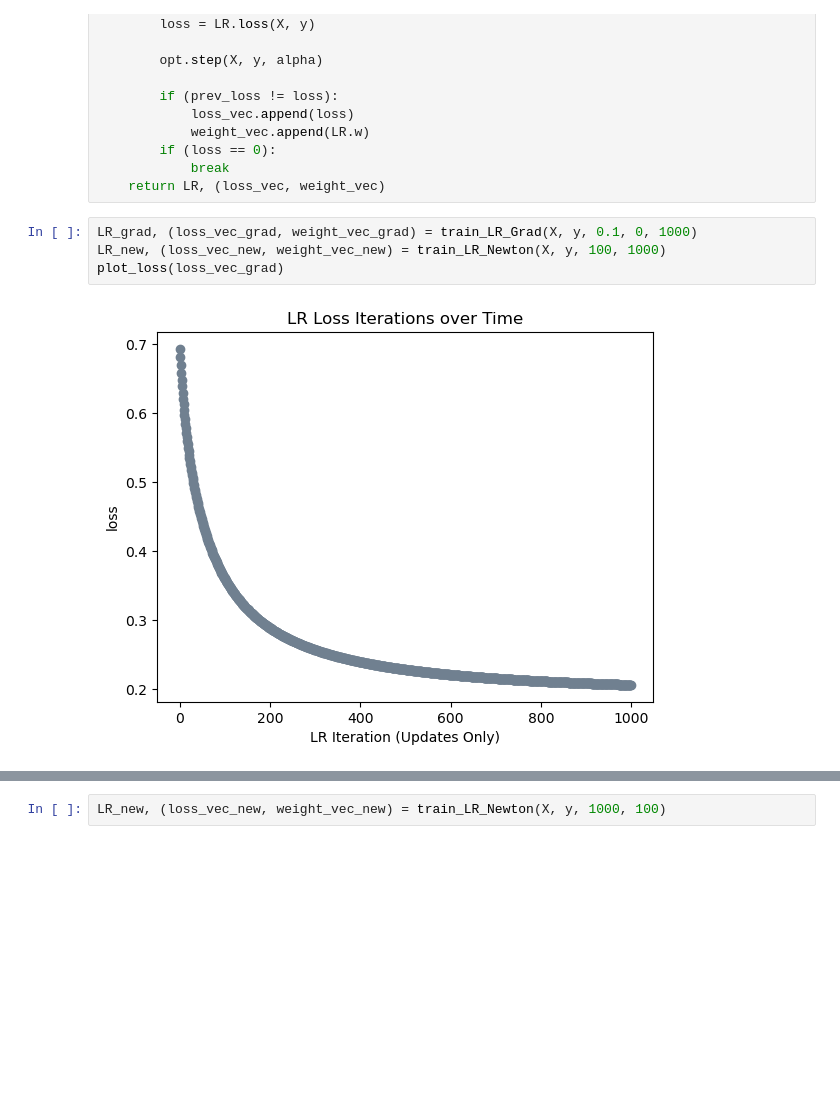
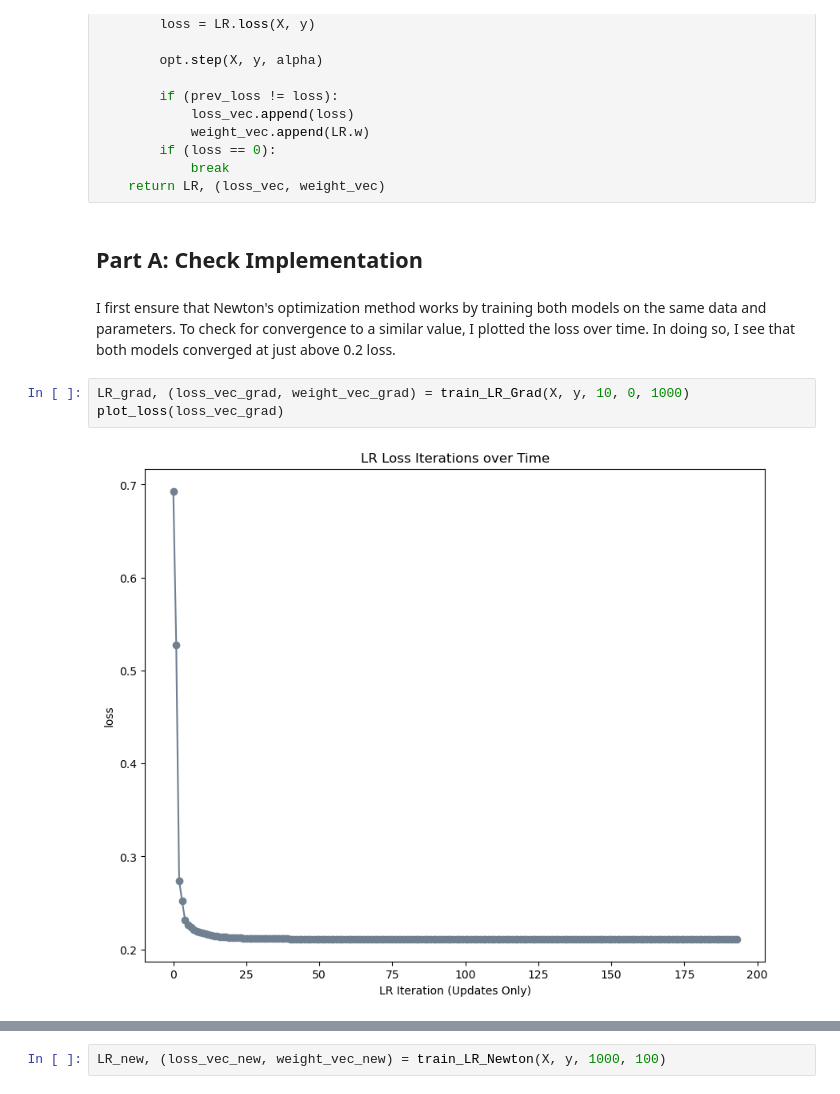
Before and after one commit to jblake05/ml-0451, a Jupyter notebook: posts/newton-optimizer/index.ipynb, the cells around one changed output, grey strips where cells are left out. Drawn from its saved outputs; the diff is of its cells as text; blank space fills up the shorter version.

Commit message:
Newton's Method

```diff
--- a/posts/newton-optimizer/index.ipynb
+++ b/posts/newton-optimizer/index.ipynb
@@ -112,9 +151,12 @@ def train_LR_Newton(X, y, alpha, num_steps=100):
         if (loss == 0):
             break
     return LR, (loss_vec, weight_vec)
+# %% [markdown]
+## Part A: Check Implementation
+# %% [markdown]
+I first ensure that Newton's optimization method works by training both models on the same data and parameters. To check for convergence to a similar value, I plotted the loss over time. In doing so, I see that both models converged at just above 0.2 loss.
 # %%
-LR_grad, (loss_vec_grad, weight_vec_grad) = train_LR_Grad(X, y, 0.1, 0, 1000)
-LR_new, (loss_vec_new, weight_vec_new) = train_LR_Newton(X, y, 100, 1000)
+LR_grad, (loss_vec_grad, weight_vec_grad) = train_LR_Grad(X, y, 10, 0, 1000)
 plot_loss(loss_vec_grad)
 # %% [output]
-[figure, old version]
+[figure, new version]
```
Also changed, not shown: parts of 37 cells of this notebook, 12 other files.
